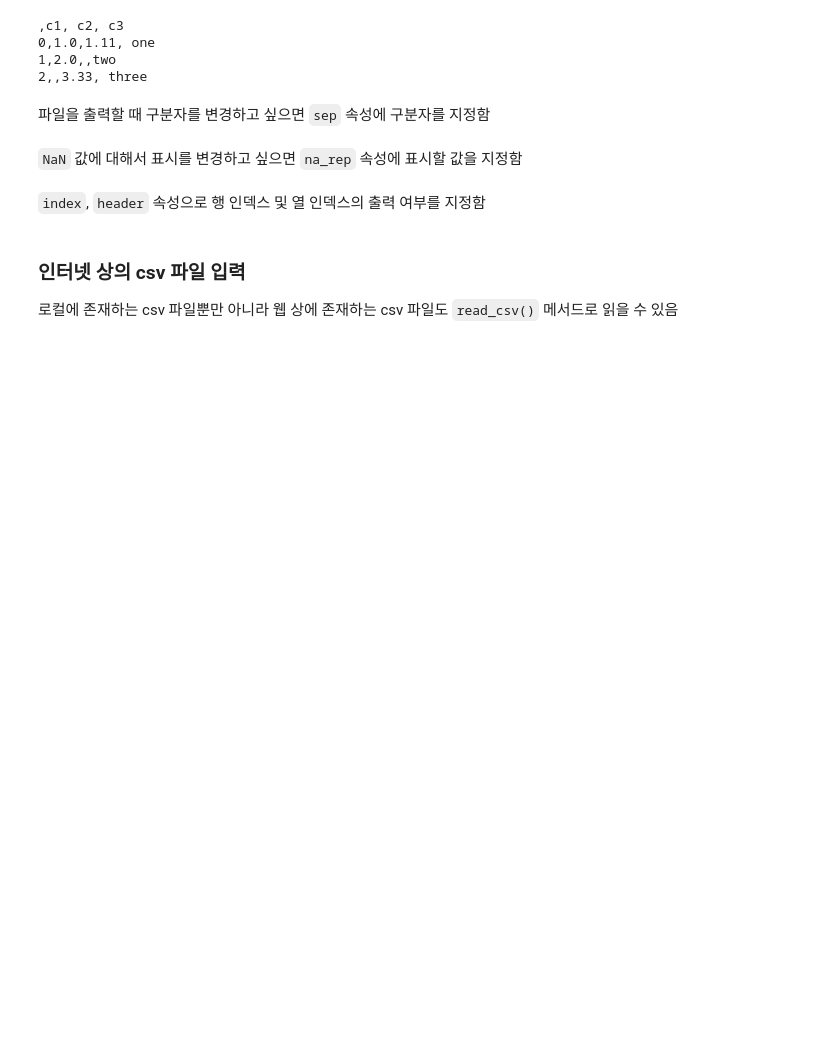
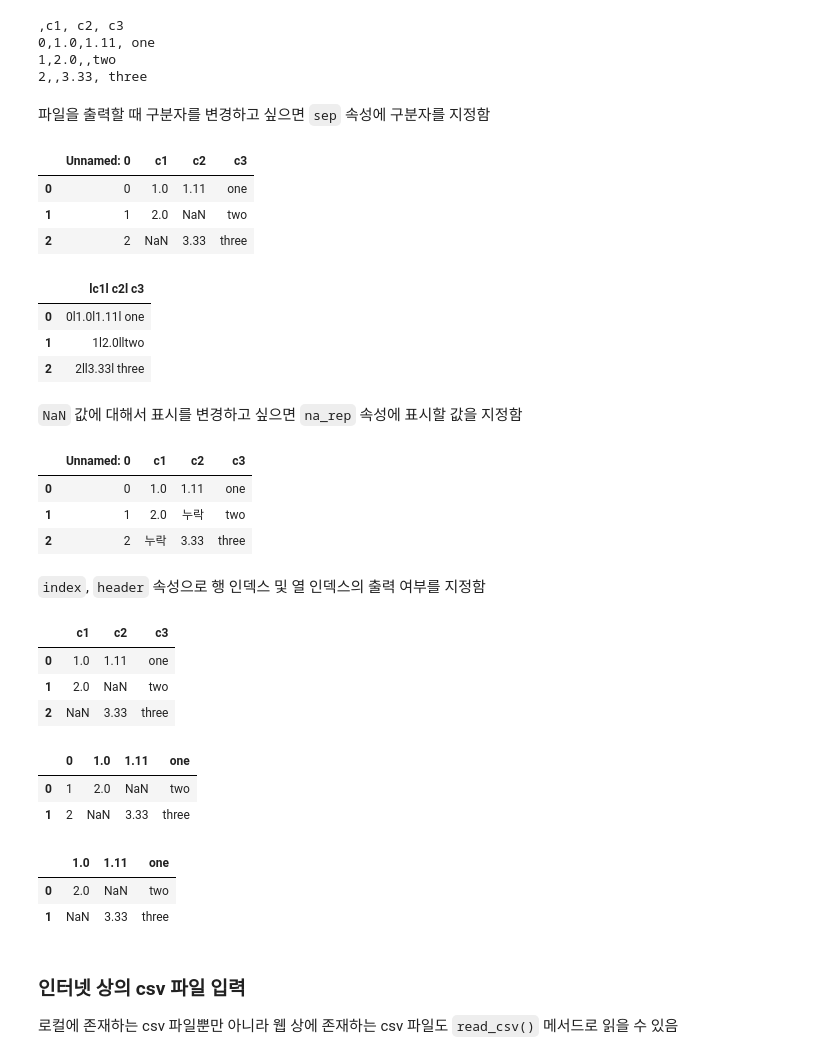
Before and after one commit to kia0919/ptyhon, a Jupyter notebook: pandas_data_analysis/pandas_data_import.ipynb, the cells around one changed output. Drawn from its saved outputs; the diff is of its cells as text; code cells hidden in the pictures; blank space fills up the shorter version.

```diff
--- a/pandas_data_analysis/pandas_data_import.ipynb
+++ b/pandas_data_analysis/pandas_data_import.ipynb
@@ -95,7 +116,21 @@ df.to_csv('sample4.csv')
 2,,3.33, three
 # %% [markdown]
 파일을 출력할 때 구분자를 변경하고 싶으면 `sep` 속성에 구분자를 지정함
+# %%
+pd.read_csv('sample4.csv')
+# %% [output]
+|  | Unnamed: 0 | c1 | c2 | c3 |
+| 0 | 0 | 1.0 | 1.11 | one |
+| 1 | 1 | 2.0 | NaN | two |
+| 2 | 2 | NaN | 3.33 | three |
 # %%
-df.to_csv('sample5.csv', sep='_')
+
+df.to_csv('sample5.csv', sep='l')
+pd.read_csv('sample5.csv')
+# %% [output]
+|  | lc1l c2l c3 |
+| 0 | 0l1.0l1.11l one |
+| 1 | 1l2.0lltwo |
+| 2 | 2ll3.33l three |
 # %% [markdown]
 `NaN` 값에 대해서 표시를 변경하고 싶으면 `na_rep` 속성에 표시할 값을 지정함
@@ -104,7 +137,36 @@ df.to_csv('sample6.csv', na_rep='누락')
+# %%
+# NaN값을 다른 표시로 변경 NaN 값이 '누락'으로 변경됨
+df.to_csv('sample6.csv', na_rep='누락')
+pd.read_csv('sample6.csv')
+# %% [output]
+|  | Unnamed: 0 | c1 | c2 | c3 |
+| 0 | 0 | 1.0 | 1.11 | one |
+| 1 | 1 | 2.0 | 누락 | two |
+| 2 | 2 | 누락 | 3.33 | three |
 # %% [markdown]
 `index`, `header` 속성으로 행 인덱스 및 열 인덱스의 출력 여부를 지정함
+# %%
+df
+# %% [output]
+|  | c1 | c2 | c3 |
+| 0 | 1.0 | 1.11 | one |
+| 1 | 2.0 | NaN | two |
+| 2 | NaN | 3.33 | three |
+# %%
+# index = True 시 행 추가 , header=True시 헤드부분이 출력됨.
+df.to_csv('sample7.csv', index=True, header=False)
+pd.read_csv('sample7.csv')
+# %% [output]
+|  | 0 | 1.0 | 1.11 | one |
+| 0 | 1 | 2.0 | NaN | two |
+| 1 | 2 | NaN | 3.33 | three |
 # %%
 df.to_csv('sample7.csv', index=False, header=False)
+pd.read_csv('sample7.csv')
+# %% [output]
+|  | 1.0 | 1.11 | one |
+| 0 | 2.0 | NaN | two |
+| 1 | NaN | 3.33 | three |
 # %% [markdown]
 ### 인터넷 상의 csv 파일 입력
 로컬에 존재하는 csv 파일뿐만 아니라 웹 상에 존재하는 csv 파일도 `read_csv()` 메서드로 읽을 수 있음
```
Also changed, not shown: parts of 22 cells of this notebook, 2 other files.
